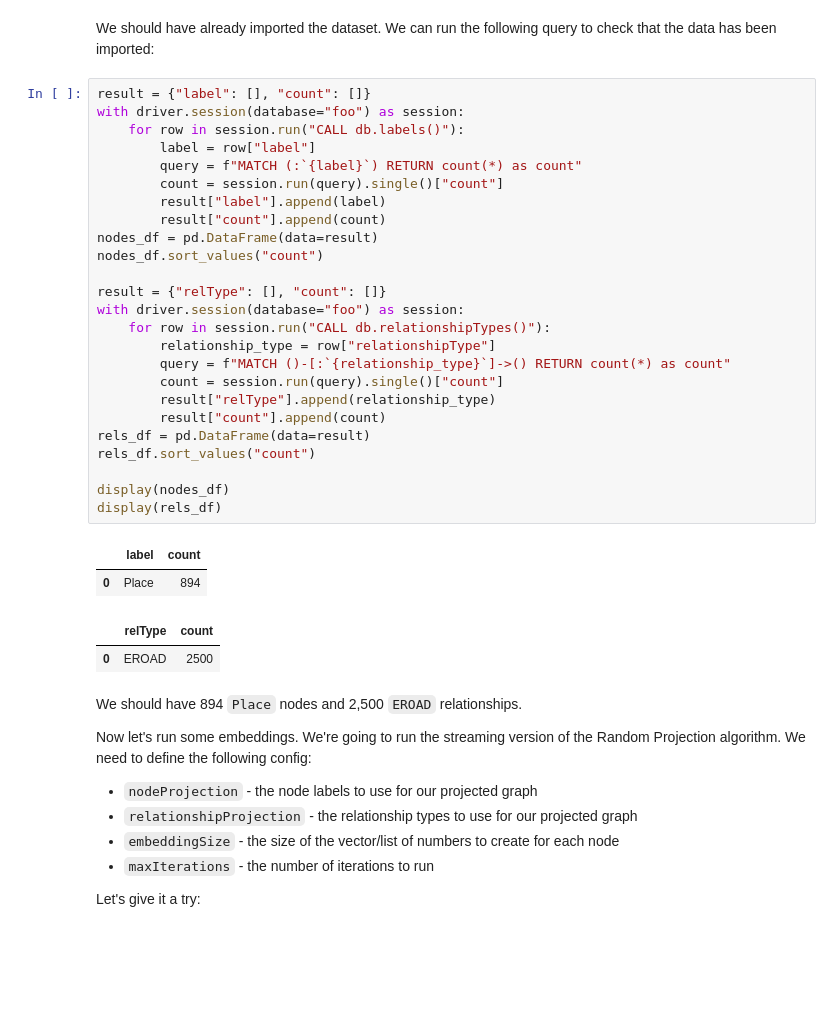
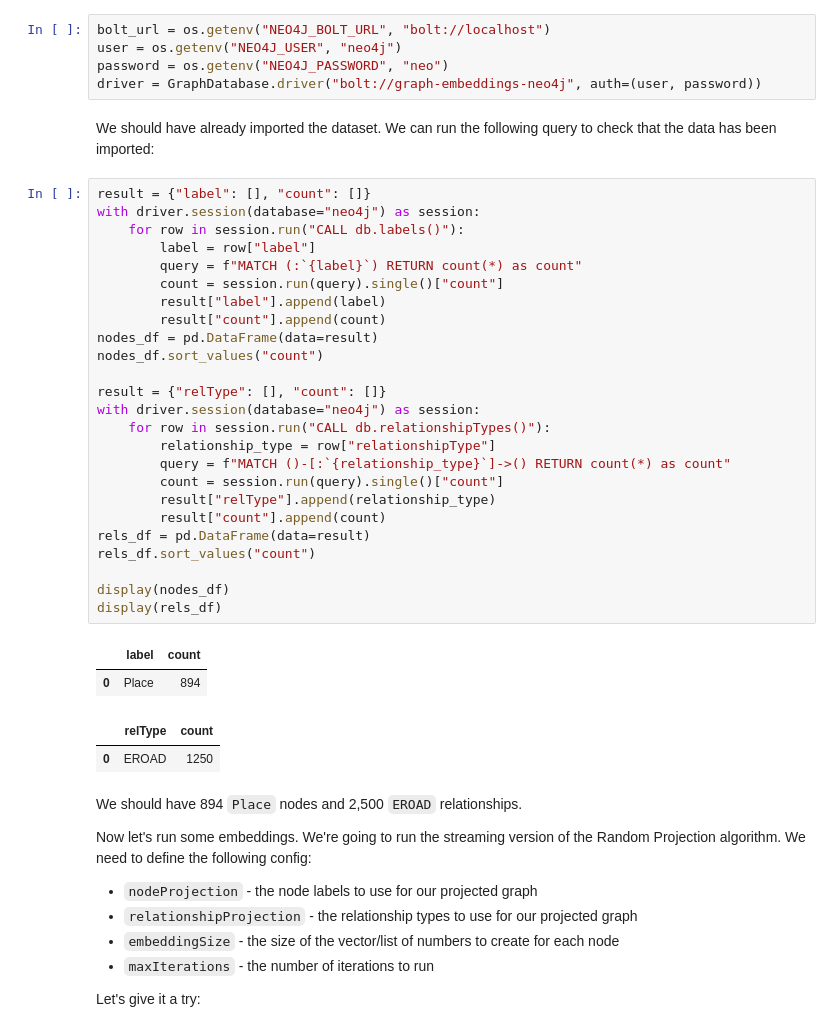
Before and after one commit to neo4j-examples/graph-embeddings, a Jupyter notebook: notebooks/01_Random-Projection.ipynb, the cells around one changed output. Drawn from its saved outputs; the diff is of its cells as text; blank space fills up the shorter version.

```diff
--- a/notebooks/01_Random-Projection.ipynb
+++ b/notebooks/01_Random-Projection.ipynb
@@ -19,35 +17,40 @@ driver = GraphDatabase.driver("bolt://localhost", auth=("neo4j", "neo"))
+# %%
+bolt_url = os.getenv("NEO4J_BOLT_URL", "bolt://localhost")
+user = os.getenv("NEO4J_USER", "neo4j")
+password = os.getenv("NEO4J_PASSWORD", "neo")
+driver = GraphDatabase.driver("bolt://graph-embeddings-neo4j", auth=(user, password))
 # %% [markdown]
 We should have already imported the dataset. We can run the following query to check that the data has been imported:
 # %%
 result = {"label": [], "count": []}
-with driver.session(database="foo") as session:
+with driver.session(database="neo4j") as session:
     for row in session.run("CALL db.labels()"):
         label = row["label"]
         query = f"MATCH (:`{label}`) RETURN count(*) as count"
         count = session.run(query).single()["count"]
         result["label"].append(label)
         result["count"].append(count)
 nodes_df = pd.DataFrame(data=result)
 nodes_df.sort_values("count")
 
 result = {"relType": [], "count": []}
-with driver.session(database="foo") as session:
+with driver.session(database="neo4j") as session:
     for row in session.run("CALL db.relationshipTypes()"):
         relationship_type = row["relationshipType"]
         query = f"MATCH ()-[:`{relationship_type}`]->() RETURN count(*) as count"
         count = session.run(query).single()["count"]
         result["relType"].append(relationship_type)
         result["count"].append(count)
 rels_df = pd.DataFrame(data=result)
 rels_df.sort_values("count")
 
 display(nodes_df)
 display(rels_df)
 # %% [output]
 |  | label | count |
 | 0 | Place | 894 |
 |  | relType | count |
-| 0 | EROAD | 2500 |
+| 0 | EROAD | 1250 |
 # %% [markdown]
 We should have 894 `Place` nodes and 2,500 `EROAD` relationships.
 
```
Also changed, not shown: parts of 6 cells of this notebook, 16 other files.
